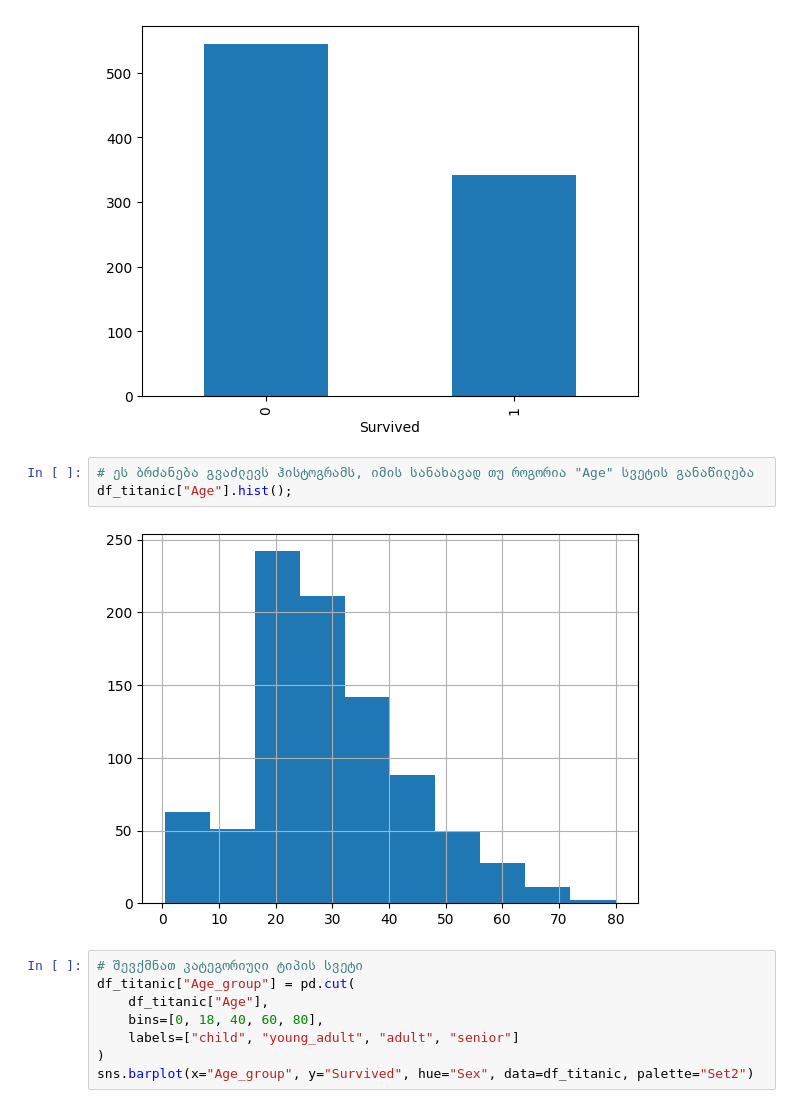
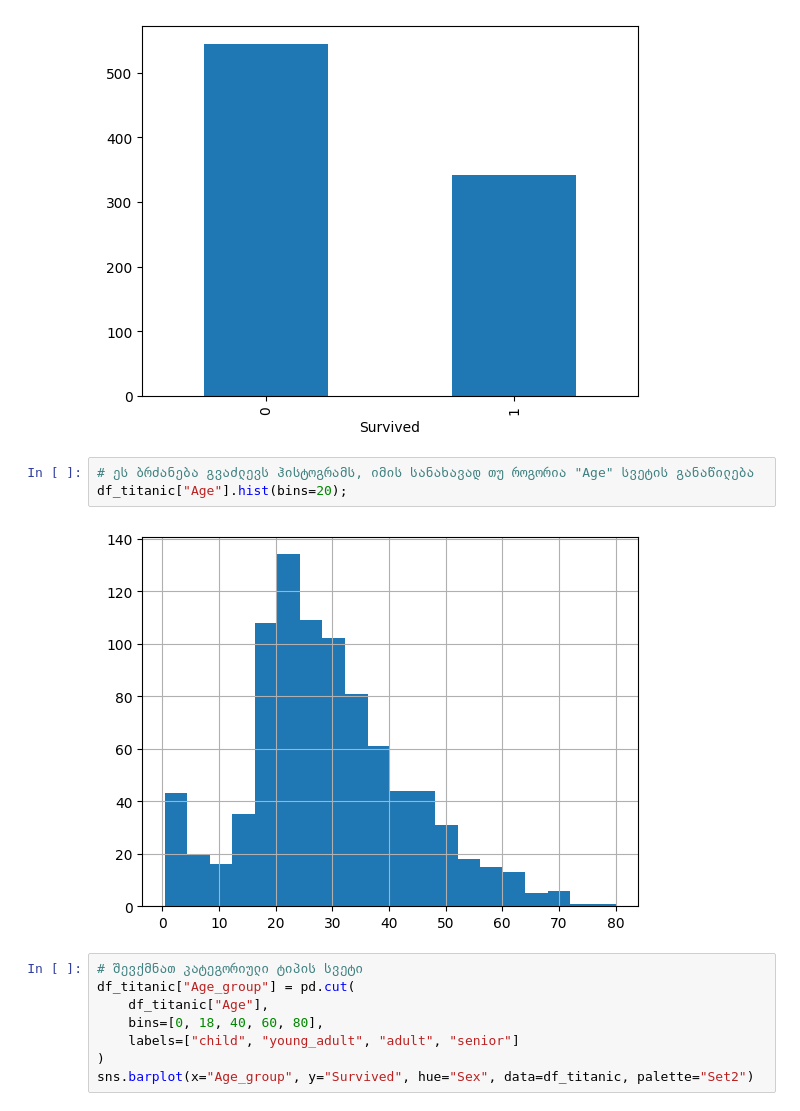
Before and after one commit to tepna/ds-course-materials, a Jupyter notebook: notebooks/lectures/l9_exploratory_data_analysis.ipynb, the cells around one changed output. Cells and saved outputs as stored; diff of their text form.

```diff
--- a/notebooks/lectures/l9_exploratory_data_analysis.ipynb
+++ b/notebooks/lectures/l9_exploratory_data_analysis.ipynb
@@ -507,9 +507,9 @@ survived_counts.plot.bar();
 [figure]
 # %%
 # ეს ბრძანება გვაძლევს ჰისტოგრამს, იმის სანახავად თუ როგორია "Age" სვეტის განაწილება
-df_titanic["Age"].hist();
+df_titanic["Age"].hist(bins=20);
 # %% [output]
-[figure, old version]
+[figure, new version]
 # %%
 # შევქმნათ კატეგორიული ტიპის სვეტი
 df_titanic["Age_group"] = pd.cut(
```
Also changed, not shown: parts of 12 cells of this notebook.
